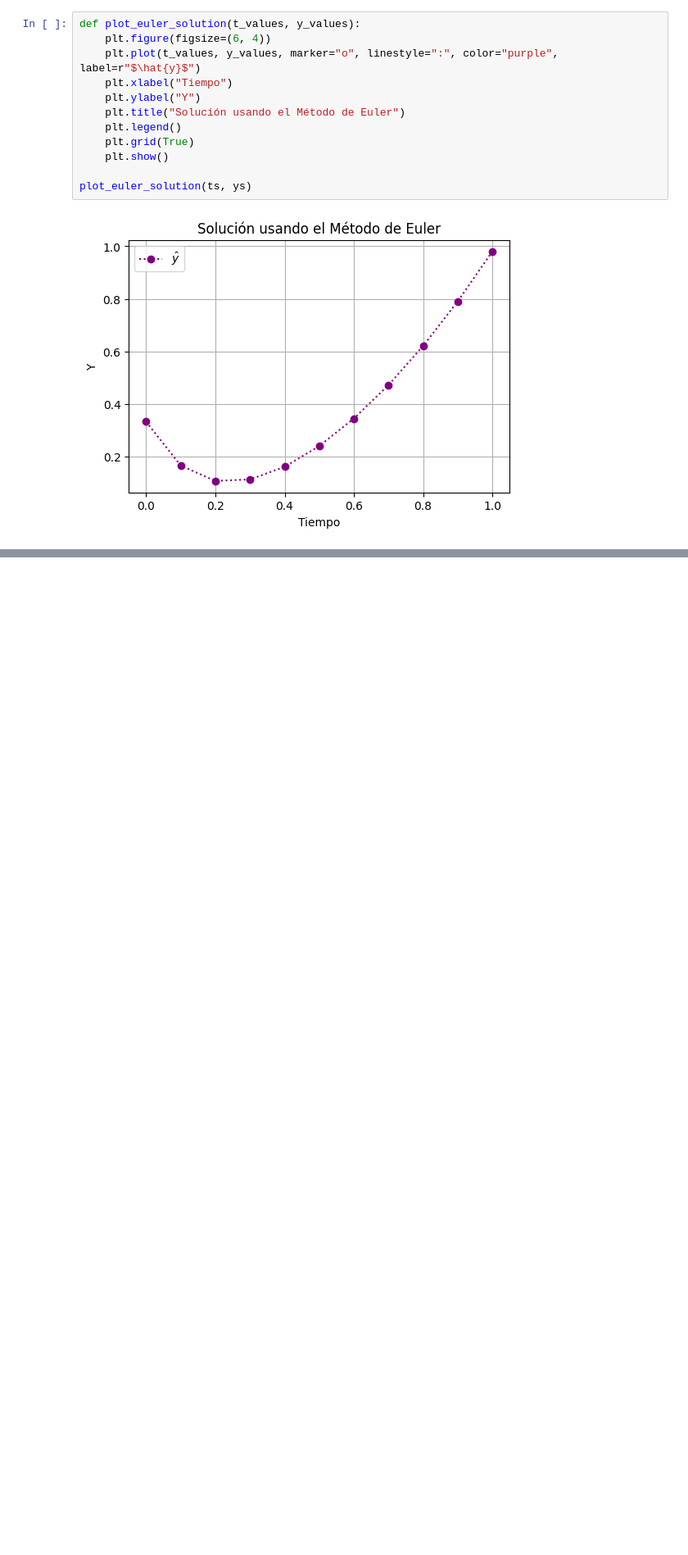
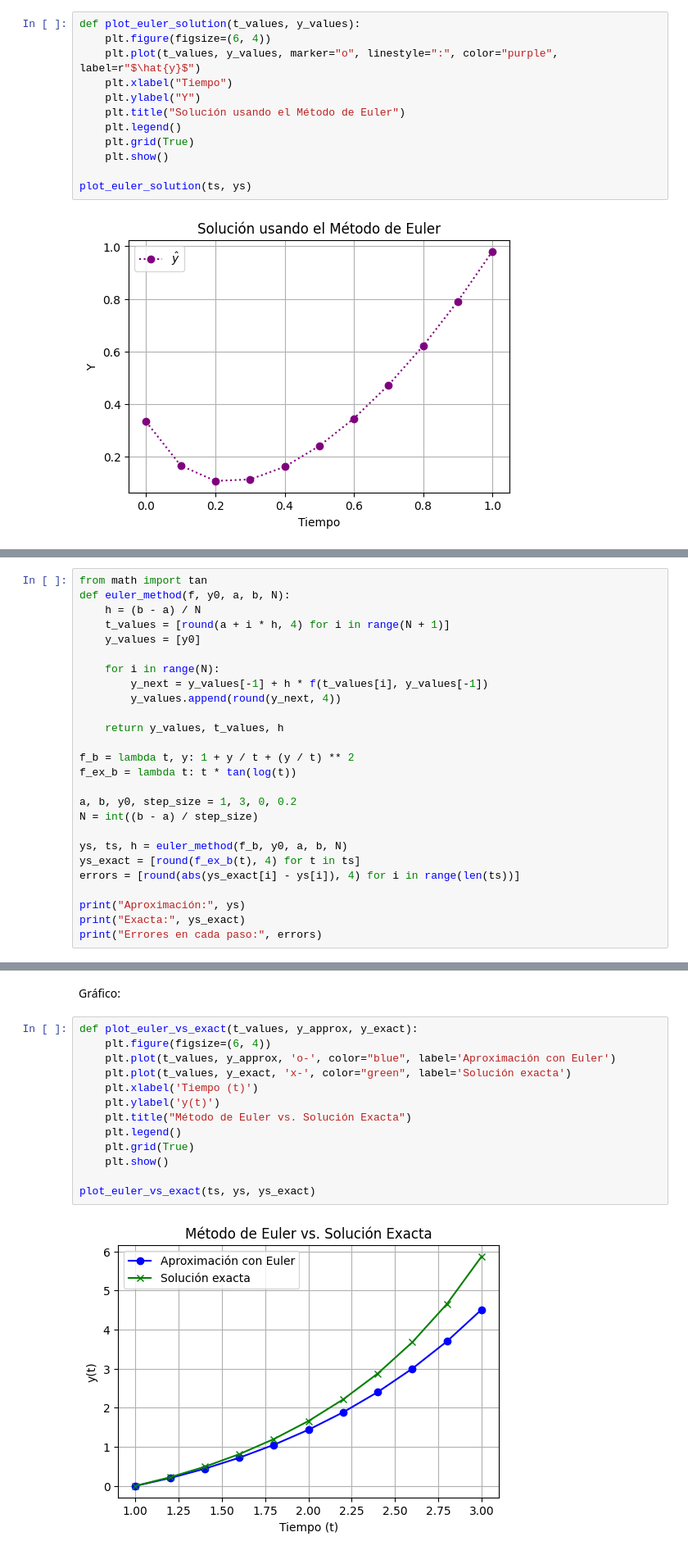
Before and after one commit to SebastianMoralesEpn/Github1.0, a Jupyter notebook: Tareas/[Tarea 12] Ejercicios Unidad 05-A ODE Método de Euler/[Tarea 12] Ejercicios Unidad 05-A ODE Método de Euler - Morales Sebastian.ipynb, the cells around one changed output, grey strips where cells are left out. Shown at 82% size. Saved outputs shown, nothing was run; the diff lists cells and outputs as text; blank space fills up the shorter version.

```diff
--- a/Tareas/[Tarea 12] Ejercicios Unidad 05-A ODE Método de Euler/[Tarea 12] Ejercicios Unidad 05-A ODE Método de Euler - Morales Sebastian.ipynb
+++ b/Tareas/[Tarea 12] Ejercicios Unidad 05-A ODE Método de Euler/[Tarea 12] Ejercicios Unidad 05-A ODE Método de Euler - Morales Sebastian.ipynb
@@ -558,0 +613,26 @@ plot_euler_solution(ts, ys)
+# %%
+from math import tan
+def euler_method(f, y0, a, b, N):
+    h = (b - a) / N
+    t_values = [round(a + i * h, 4) for i in range(N + 1)]
+    y_values = [y0]
+
+    for i in range(N):
+        y_next = y_values[-1] + h * f(t_values[i], y_values[-1])
+        y_values.append(round(y_next, 4))
+
+    return y_values, t_values, h
+
+f_b = lambda t, y: 1 + y / t + (y / t) ** 2
+f_ex_b = lambda t: t * tan(log(t))
+
+a, b, y0, step_size = 1, 3, 0, 0.2
+N = int((b - a) / step_size)
+
+ys, ts, h = euler_method(f_b, y0, a, b, N)
+ys_exact = [round(f_ex_b(t), 4) for t in ts]
+errors = [round(abs(ys_exact[i] - ys[i]), 4) for i in range(len(ts))]
+
+print("Aproximación:", ys)
+print("Exacta:", ys_exact)
+print("Errores en cada paso:", errors)
@@ -558,0 +643,17 @@ plot_euler_solution(ts, ys)
+# %% [markdown]
+Gráfico:
+# %%
+def plot_euler_vs_exact(t_values, y_approx, y_exact):
+    plt.figure(figsize=(6, 4))
+    plt.plot(t_values, y_approx, 'o-', color="blue", label='Aproximación con Euler')
+    plt.plot(t_values, y_exact, 'x-', color="green", label='Solución exacta')
+    plt.xlabel('Tiempo (t)')
+    plt.ylabel('y(t)')
+    plt.title("Método de Euler vs. Solución Exacta")
+    plt.legend()
+    plt.grid(True)
+    plt.show()
+
+plot_euler_vs_exact(ts, ys, ys_exact)
+# %% [output]
+[figure, added]
```
Also changed, not shown: parts of 32 cells of this notebook.
